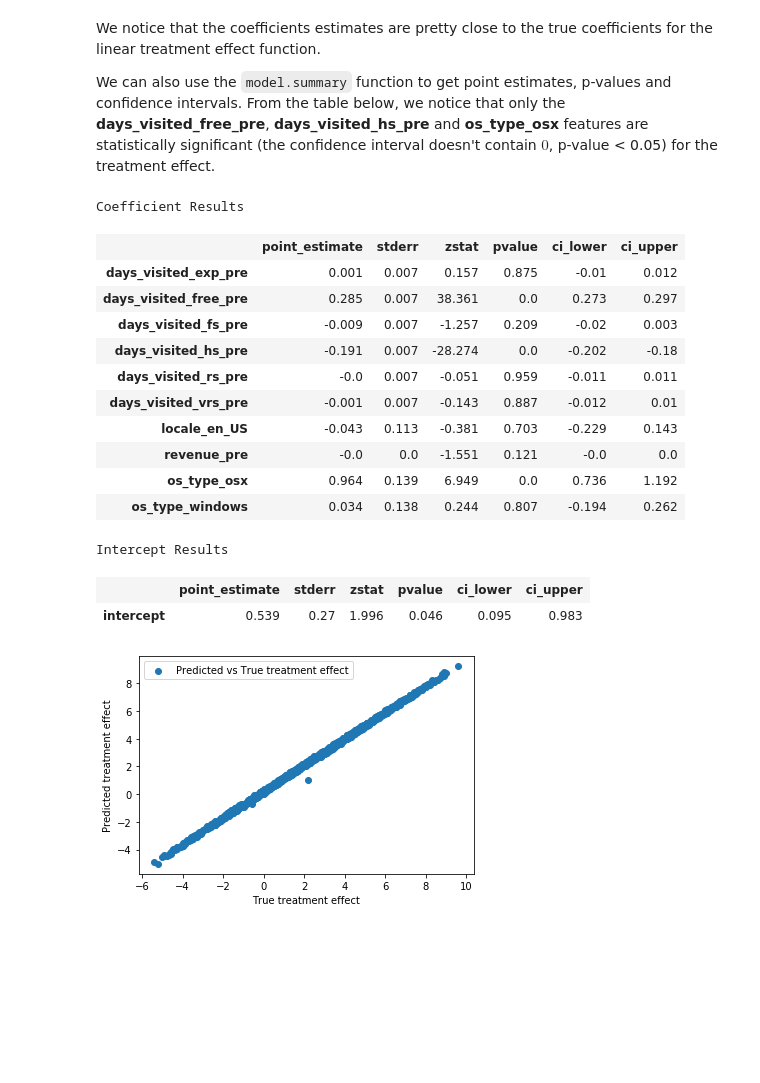
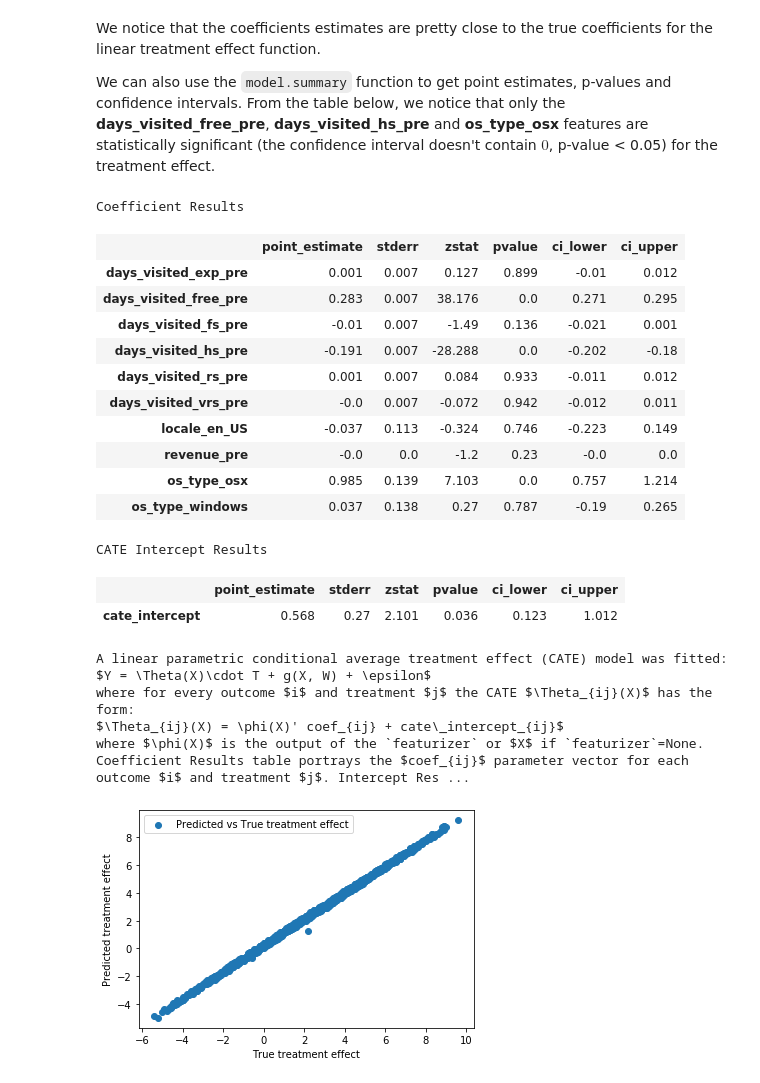
Before and after one commit to py-why/EconML, a Jupyter notebook: notebooks/CustomerScenarios/Case Study - Recommendation AB Testing at An Online Travel Company.ipynb, the cells around one changed output. Cells and saved outputs as stored; diff of their text form; code cells hidden in the pictures; blank space fills up the shorter version.

```diff
--- a/notebooks/CustomerScenarios/Case Study - Recommendation AB Testing at An Online Travel Company.ipynb
+++ b/notebooks/CustomerScenarios/Case Study - Recommendation AB Testing at An Online Travel Company.ipynb
@@ -144,7 +144,7 @@ model = LinearIntentToTreatDRIV(
     flexible_model_effect = flexible_model_effect,
     featurizer = PolynomialFeatures(degree=1, include_bias=False)
 )
-model.fit(Y.values, T, Z=Z, X=X_data.values, inference="statsmodels")
+model.fit(Y, T, Z=Z, X=X_data, inference="statsmodels")
 # %% [output]
 <econml.ortho_iv.LinearIntentToTreatDRIV at 0x...>
 # %%
@@ -167,23 +167,28 @@ We notice that the coefficients estimates are pretty close to the true coefficie
 
 We can also use the `model.summary` function to get point estimates, p-values and confidence intervals. From the table below, we notice that only the **days_visited_free_pre**, **days_visited_hs_pre** and **os_type_osx** features are statistically significant (the confidence interval doesn't contain $0$, p-value < 0.05) for the treatment effect.
 # %%
-model.summary(feat_name=X_data.columns)
+model.summary()
 # %% [output]
 Coefficient Results
 |  | point_estimate | stderr | zstat | pvalue | ci_lower | ci_upper |
-| days_visited_exp_pre | 0.001 | 0.007 | 0.157 | 0.875 | -0.01 | 0.012 |
-| days_visited_free_pre | 0.285 | 0.007 | 38.361 | 0.0 | 0.273 | 0.297 |
-| days_visited_fs_pre | -0.009 | 0.007 | -1.257 | 0.209 | -0.02 | 0.003 |
-| days_visited_hs_pre | -0.191 | 0.007 | -28.274 | 0.0 | -0.202 | -0.18 |
-| days_visited_rs_pre | -0.0 | 0.007 | -0.051 | 0.959 | -0.011 | 0.011 |
-| days_visited_vrs_pre | -0.001 | 0.007 | -0.143 | 0.887 | -0.012 | 0.01 |
-| locale_en_US | -0.043 | 0.113 | -0.381 | 0.703 | -0.229 | 0.143 |
-| revenue_pre | -0.0 | 0.0 | -1.551 | 0.121 | -0.0 | 0.0 |
-| os_type_osx | 0.964 | 0.139 | 6.949 | 0.0 | 0.736 | 1.192 |
-| os_type_windows | 0.034 | 0.138 | 0.244 | 0.807 | -0.194 | 0.262 |
+| days_visited_exp_pre | 0.001 | 0.007 | 0.127 | 0.899 | -0.01 | 0.012 |
+| days_visited_free_pre | 0.283 | 0.007 | 38.176 | 0.0 | 0.271 | 0.295 |
+| days_visited_fs_pre | -0.01 | 0.007 | -1.49 | 0.136 | -0.021 | 0.001 |
+| days_visited_hs_pre | -0.191 | 0.007 | -28.288 | 0.0 | -0.202 | -0.18 |
+| days_visited_rs_pre | 0.001 | 0.007 | 0.084 | 0.933 | -0.011 | 0.012 |
+| days_visited_vrs_pre | -0.0 | 0.007 | -0.072 | 0.942 | -0.012 | 0.011 |
+| locale_en_US | -0.037 | 0.113 | -0.324 | 0.746 | -0.223 | 0.149 |
+| revenue_pre | -0.0 | 0.0 | -1.2 | 0.23 | -0.0 | 0.0 |
+| os_type_osx | 0.985 | 0.139 | 7.103 | 0.0 | 0.757 | 1.214 |
+| os_type_windows | 0.037 | 0.138 | 0.27 | 0.787 | -0.19 | 0.265 |
-Intercept Results
+CATE Intercept Results
 |  | point_estimate | stderr | zstat | pvalue | ci_lower | ci_upper |
-| intercept | 0.539 | 0.27 | 1.996 | 0.046 | 0.095 | 0.983 |
+| cate_intercept | 0.568 | 0.27 | 2.101 | 0.036 | 0.123 | 1.012 |
+A linear parametric conditional average treatment effect (CATE) model was fitted:
+$Y = \Theta(X)\cdot T + g(X, W) + \epsilon$
+where for every outcome $i$ and treatment $j$ the CATE $\Theta_{ij}(X)$ has the form:
+$\Theta_{ij}(X) = \phi(X)' coef_{ij} + cate\_intercept_{ij}$
+where $\phi(X)$ is the output of the `featurizer` or $X$ if `featurizer`=None. Coefficient Results table portrays the $coef_{ij}$ parameter vector for each outcome $i$ and treatment $j$. Intercept Res ...
 # %%
 test_customers = X_data.iloc[:1000]
 true_customer_TE = TE_fn(test_customers)
```
Also changed, not shown: parts of 1 cell of this notebook, 13 other files.
